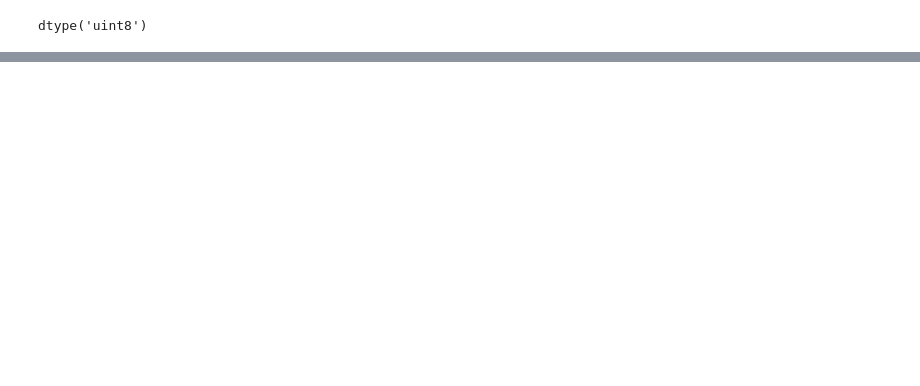
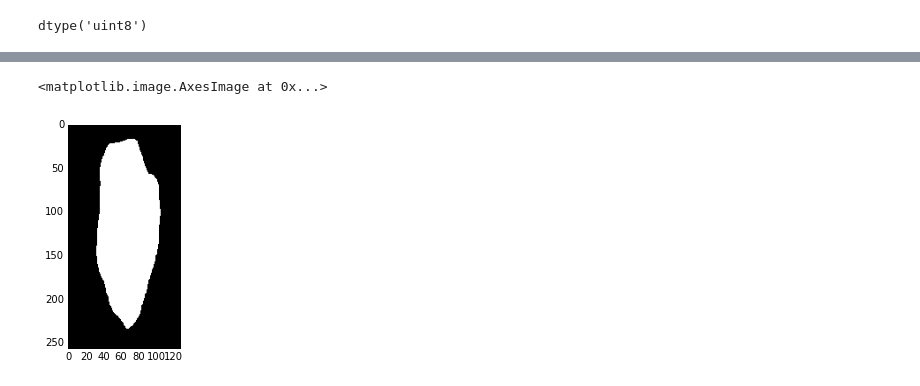
Before and after one commit to Gurupradeep/Cancer-Detection-and-Segmentation, a Jupyter notebook: Segmentation/Simple_segmentation_network.ipynb, the cells around one changed output, grey strips where cells are left out. Cells and saved outputs as stored; diff of their text form; code cells hidden in the pictures; blank space fills up the shorter version.

```diff
--- a/Segmentation/Simple_segmentation_network.ipynb
+++ b/Segmentation/Simple_segmentation_network.ipynb
@@ -94,0 +284,5 @@ np.save("y_test,npy", y_test)
+# %%
+plt.imshow(sample, cmap = "gray")
+# %% [output]
+<matplotlib.image.AxesImage at 0x...>
+[figure, added]
```
Also changed, not shown: parts of 41 cells of this notebook.
